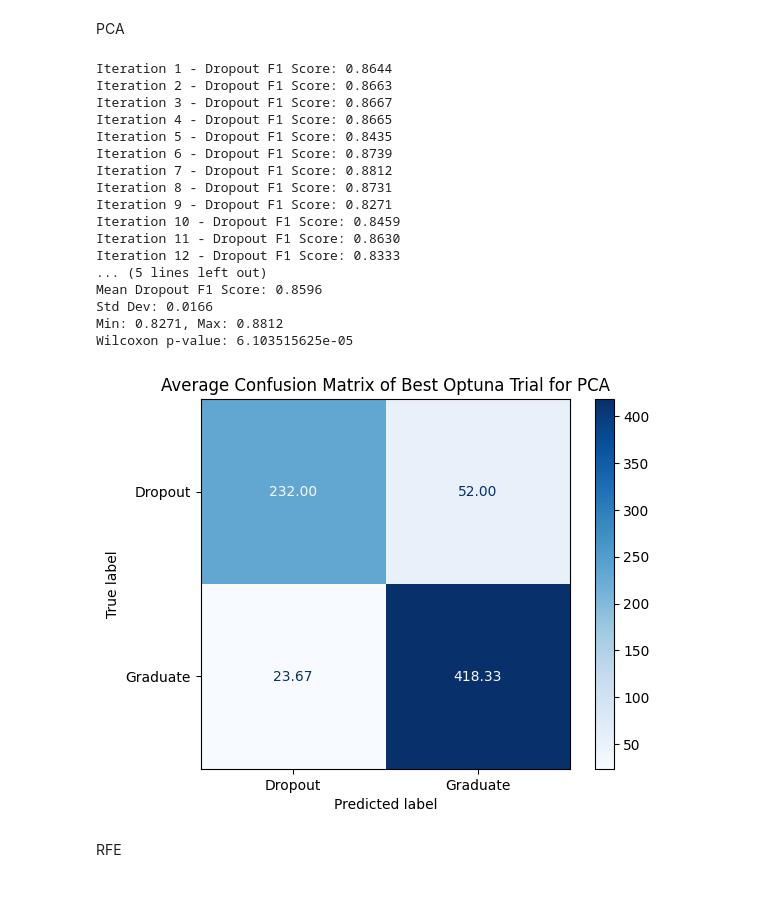
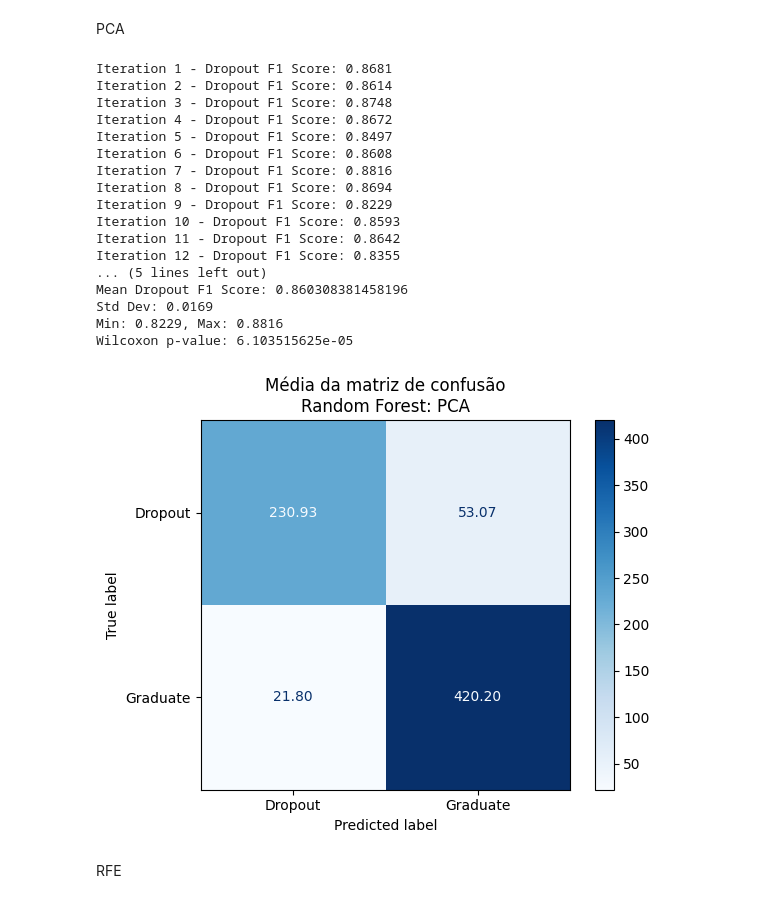
Before and after one commit to willshobwish/introducao-a-ciencia-de-dados, a Jupyter notebook: project/v3/final.ipynb, the cells around one changed output. Drawn from its saved outputs; the diff is of its cells as text; code cells hidden in the pictures.

```diff
--- a/project/v3/final.ipynb
+++ b/project/v3/final.ipynb
@@ -174,11 +177,14 @@ y = le.fit_transform(y)
 
 dropout_f1_score_values = []
 
+X_train, X_test, y_train, y_test = train_test_split(X, y, test_size=0.2, stratify=y)
+
+model = RandomForestClassifier()
+
+conf_matrix_total = np.zeros((len(le.classes_), len(le.classes_)))
+
 for index in range(15):
-
     X_train, X_test, y_train, y_test = train_test_split(X, y, test_size=0.2, stratify=y)
-
-    model = RandomForestClassifier()
     model.fit(X_train, y_train)
     preds = model.predict(X_test)
 
@@ -187,18 +193,22 @@ for index in range(15):
     dropout_f1_score = f1_score_per_class[dropout_index]
     dropout_f1_score_values.append(dropout_f1_score)
 
+    cm = confusion_matrix(y_test, preds, labels=np.arange(len(le.classes_)))
+    conf_matrix_total += cm
+randomForestMean = np.mean(dropout_f1_score_values)
 print("Random forest (with enrolled)")
-print("Dropout F1 Score:", np.mean(dropout_f1_score_values))
+print("Dropout F1 Score:", randomForestMean)
 print("Dropout F1 Score var:", np.var(dropout_f1_score_values))
 statistics, pvalue = wilcoxon(dropout_f1_score_values)
 print("Wilcoxon", pvalue)
 
 print(classification_report(y_test, preds,target_names=le.classes_))
 
-cm = confusion_matrix(y_test, preds)
-disp = ConfusionMatrixDisplay(confusion_matrix=cm, display_labels=le.classes_)
-disp.plot(cmap="Blues")
+avg_conf_matrix = conf_matrix_total / 15
+disp = ConfusionMatrixDisplay(confusion_matrix=avg_conf_matrix, display_labels=le.classes_)
+disp.plot(cmap="Blues",values_format='.2f')
 plt.title("Random forest default")
+plt.savefig(fname="RandomForestDefault.pdf",format="pdf",dpi=400)
 plt.show()
 # %% [output]
 Random forest (with enrolled)
@@ -567,51 +585,54 @@ for index in range(15):
         X, y, test_size=0.2, stratify=y, random_state=index  # ensure reproducibility
     )
 
     pipe.fit(X_train, y_train)
     preds = pipe.predict(X_test)
 
     f1_score_per_class = f1_score(y_test, preds, average=None)
     dropout_index = le.transform(["Dropout"])[0]
     dropout_f1_score = f1_score_per_class[dropout_index]
     dropout_scores.append(dropout_f1_score)
 
     cm = confusion_matrix(y_test, preds, labels=np.arange(len(le.classes_)))
     conf_matrix_total += cm
 
     print(f"Iteration {index+1} - Dropout F1 Score: {dropout_f1_score:.4f}")
 
 # === Summary ===
+randomForestOptunaPCA = np.mean(dropout_scores)
 print("\n=== Summary over 15 iterations ===")
-print(f"Mean Dropout F1 Score: {np.mean(dropout_scores):.4f}")
+print(f"Mean Dropout F1 Score: {randomForestOptunaPCA}")
 print(f"Std Dev: {np.std(dropout_scores):.4f}")
 print(f"Min: {np.min(dropout_scores):.4f}, Max: {np.max(dropout_scores):.4f}")
 statistic, pvalue = wilcoxon(dropout_f1_score_values)
 print("Wilcoxon p-value:", pvalue)
 # === Plot averaged confusion matrix ===
 avg_conf_matrix = conf_matrix_total / 15
 disp = ConfusionMatrixDisplay(confusion_matrix=avg_conf_matrix, display_labels=le.classes_)
 disp.plot(cmap="Blues", values_format=".2f")
-plt.title("Average Confusion Matrix of Best Optuna Trial for PCA")
+plt.title("Média da matriz de confusão\nRandom Forest: PCA")
+plt.savefig(fname="RandomForestOptunaPCA.pdf",format="pdf",dpi=400)
+
 plt.show()
 # %% [output]
-Iteration 1 - Dropout F1 Score: 0.8644
-Iteration 2 - Dropout F1 Score: 0.8663
-Iteration 3 - Dropout F1 Score: 0.8667
-Iteration 4 - Dropout F1 Score: 0.8665
-Iteration 5 - Dropout F1 Score: 0.8435
-Iteration 6 - Dropout F1 Score: 0.8739
-Iteration 7 - Dropout F1 Score: 0.8812
-Iteration 8 - Dropout F1 Score: 0.8731
-Iteration 9 - Dropout F1 Score: 0.8271
-Iteration 10 - Dropout F1 Score: 0.8459
-Iteration 11 - Dropout F1 Score: 0.8630
-Iteration 12 - Dropout F1 Score: 0.8333
+Iteration 1 - Dropout F1 Score: 0.8681
+Iteration 2 - Dropout F1 Score: 0.8614
+Iteration 3 - Dropout F1 Score: 0.8748
+Iteration 4 - Dropout F1 Score: 0.8672
+Iteration 5 - Dropout F1 Score: 0.8497
+Iteration 6 - Dropout F1 Score: 0.8608
+Iteration 7 - Dropout F1 Score: 0.8816
+Iteration 8 - Dropout F1 Score: 0.8694
+Iteration 9 - Dropout F1 Score: 0.8229
+Iteration 10 - Dropout F1 Score: 0.8593
+Iteration 11 - Dropout F1 Score: 0.8642
+Iteration 12 - Dropout F1 Score: 0.8355
 ... (5 lines left out)
-Mean Dropout F1 Score: 0.8596
-Std Dev: 0.0166
-Min: 0.8271, Max: 0.8812
+Mean Dropout F1 Score: 0.860308381458196
+Std Dev: 0.0169
+Min: 0.8229, Max: 0.8816
 Wilcoxon p-value: 6.103515625e-05
-[figure, old version]
+[figure, new version]
 # %% [markdown]
 RFE
 # %%
```
Also changed, not shown: parts of 13 cells of this notebook, 15 other files.
